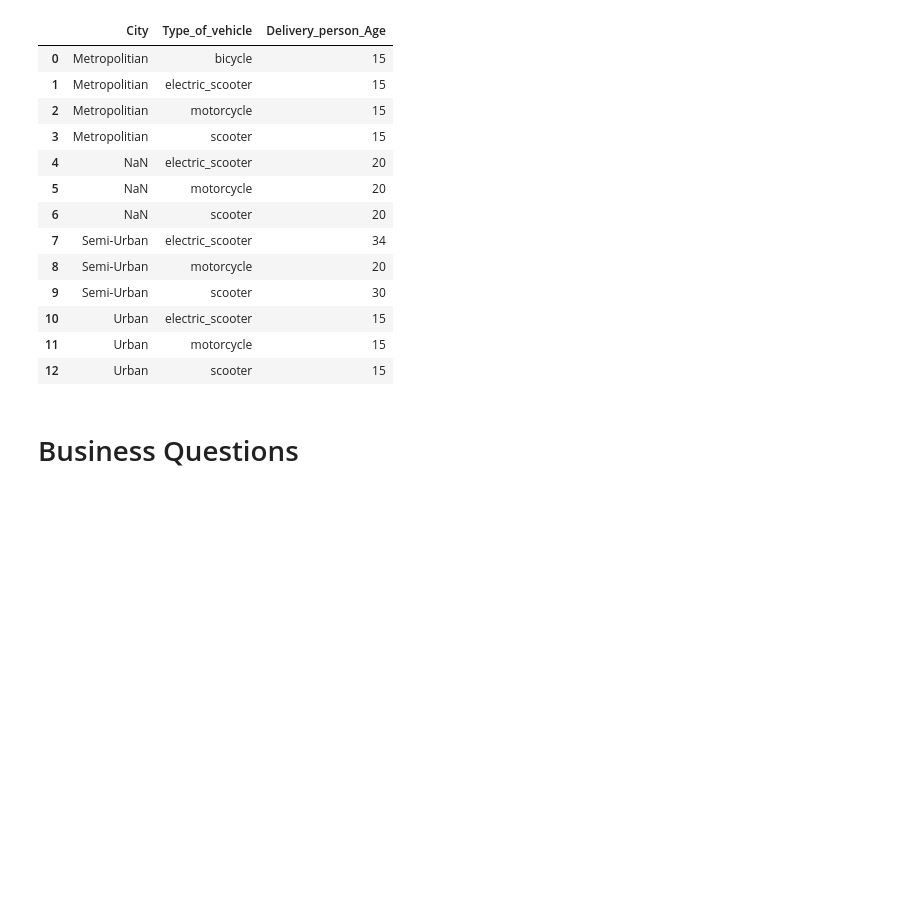
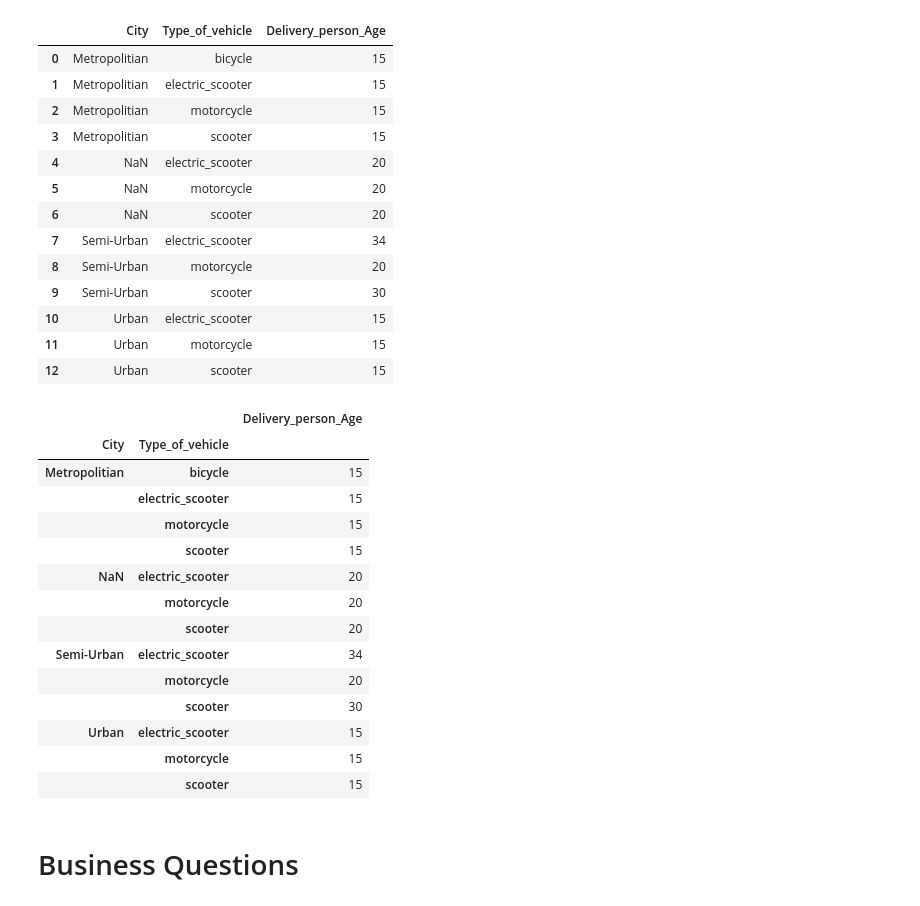
Before and after one commit to franciscofijamo/0-to-DS, a Jupyter notebook: FTC_cicle_04_33_DE(_Grouping)_ipynb.ipynb, the cells around one changed output. Drawn from its saved outputs; the diff is of its cells as text; code cells hidden in the pictures; blank space fills up the shorter version.

Commit message:
With two diferents modes

```diff
--- a/FTC_cicle_04_33_DE(_Grouping)_ipynb.ipynb
+++ b/FTC_cicle_04_33_DE(_Grouping)_ipynb.ipynb
@@ -91,6 +91,25 @@ df1.loc[:,cols].groupby(['City', 'Type_of_vehicle']).min().reset_index()
 | 10 | Urban | electric_scooter | 15 |
 | 11 | Urban | motorcycle | 15 |
 | 12 | Urban | scooter | 15 |
+# %%
+# mode 2
+df1.groupby(['City', 'Type_of_vehicle'])[['Delivery_person_Age']].min()
+# %% [output]
+|  |  | Delivery_person_Age |
+| City | Type_of_vehicle |  |
+| Metropolitian | bicycle | 15 |
+|  | electric_scooter | 15 |
+|  | motorcycle | 15 |
+|  | scooter | 15 |
+| NaN | electric_scooter | 20 |
+|  | motorcycle | 20 |
+|  | scooter | 20 |
+| Semi-Urban | electric_scooter | 34 |
+|  | motorcycle | 20 |
+|  | scooter | 30 |
+| Urban | electric_scooter | 15 |
+|  | motorcycle | 15 |
+|  | scooter | 15 |
 # %% [markdown]
 # Business Questions
 # %%
```
Also changed, not shown: parts of 1 cell of this notebook.
